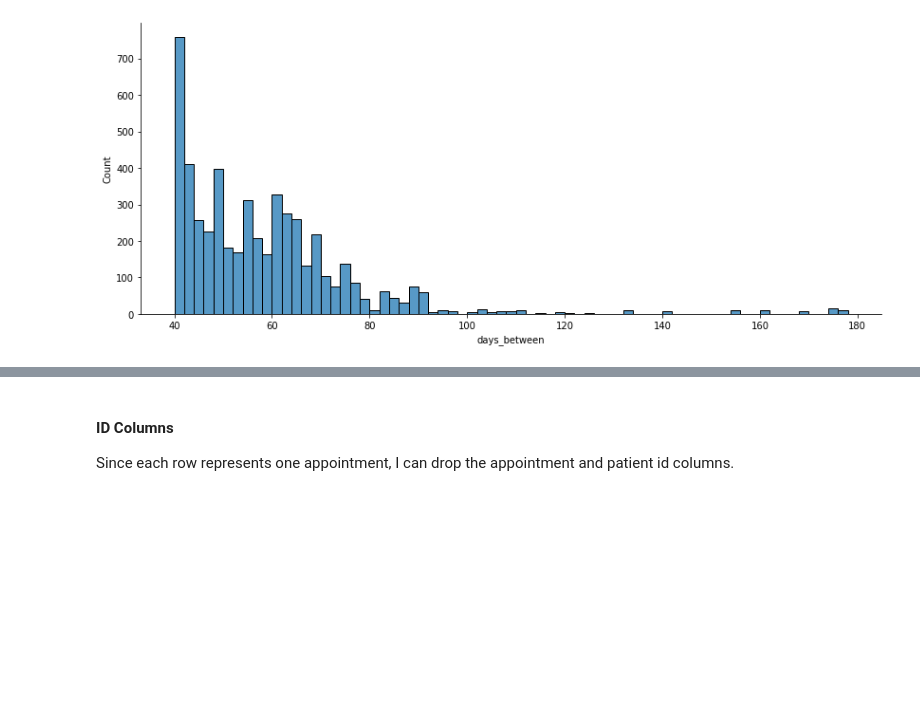
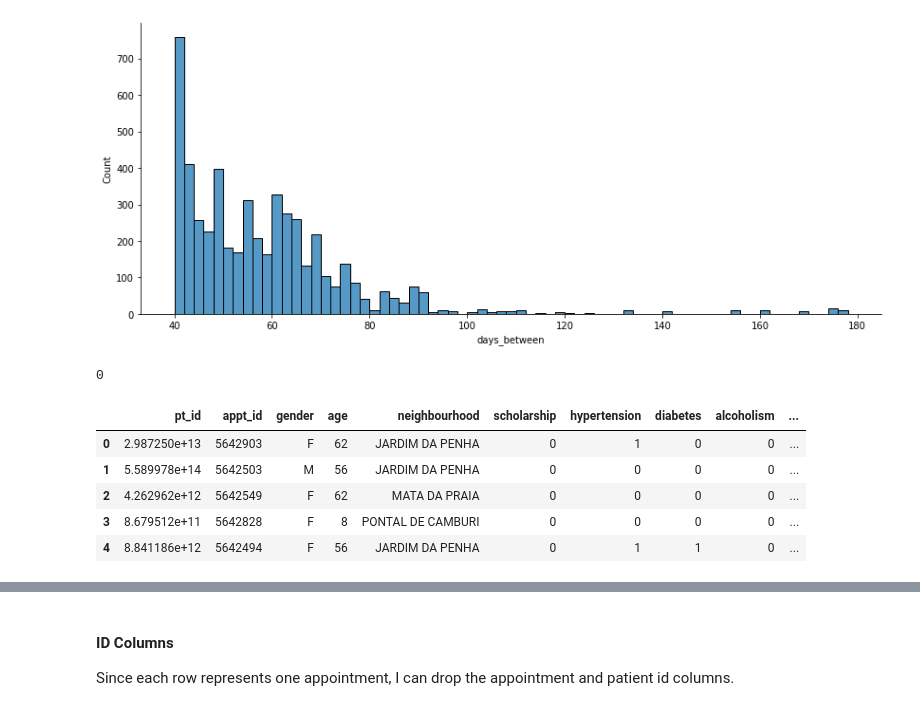
Before and after one commit to afbowman/UnsupervisedLearning, a Jupyter notebook: Capstone_Project.ipynb, the cells around one changed output, grey strips where cells are left out. Cells and saved outputs as stored; diff of their text form; code cells hidden in the pictures; blank space fills up the shorter version.

```diff
--- a/Capstone_Project.ipynb
+++ b/Capstone_Project.ipynb
@@ -415,3 +415,24 @@ plot_dist(df_prep[df_prep['days_between'] >= 40], 'days_between', 2)
 [figure]
 # %%
 df_prep_dup = df_prep.copy()
+# %%
+dup_pts = df_prep_dup[df_prep_dup['pt_id'].duplicated(keep=False)]
+single_pts = df_prep_dup.drop_duplicates(keep=False)
+# %%
+sum(single_pts.duplicated())
+# %% [output]
+0
+# %%
+single_pts['appt_count'] = 1
+# %%
+single_pts['ns_count'] = single_pts.apply(lambda x: 1 if x['no_show'] == 'Yes'
+               else 0, axis=1)
+# %%
+single_pts.head()
+# %% [output]
+|  | pt_id | appt_id | gender | age | neighbourhood | scholarship | hypertension | diabetes | alcoholism | ... |
+| 0 | 2.987250e+13 | 5642903 | F | 62 | JARDIM DA PENHA | 0 | 1 | 0 | 0 | ... |
+| 1 | 5.589978e+14 | 5642503 | M | 56 | JARDIM DA PENHA | 0 | 0 | 0 | 0 | ... |
+| 2 | 4.262962e+12 | 5642549 | F | 62 | MATA DA PRAIA | 0 | 0 | 0 | 0 | ... |
+| 3 | 8.679512e+11 | 5642828 | F | 8 | PONTAL DE CAMBURI | 0 | 0 | 0 | 0 | ... |
+| 4 | 8.841186e+12 | 5642494 | F | 56 | JARDIM DA PENHA | 0 | 1 | 1 | 0 | ... |
```
Also changed, not shown: parts of 6 cells of this notebook.
